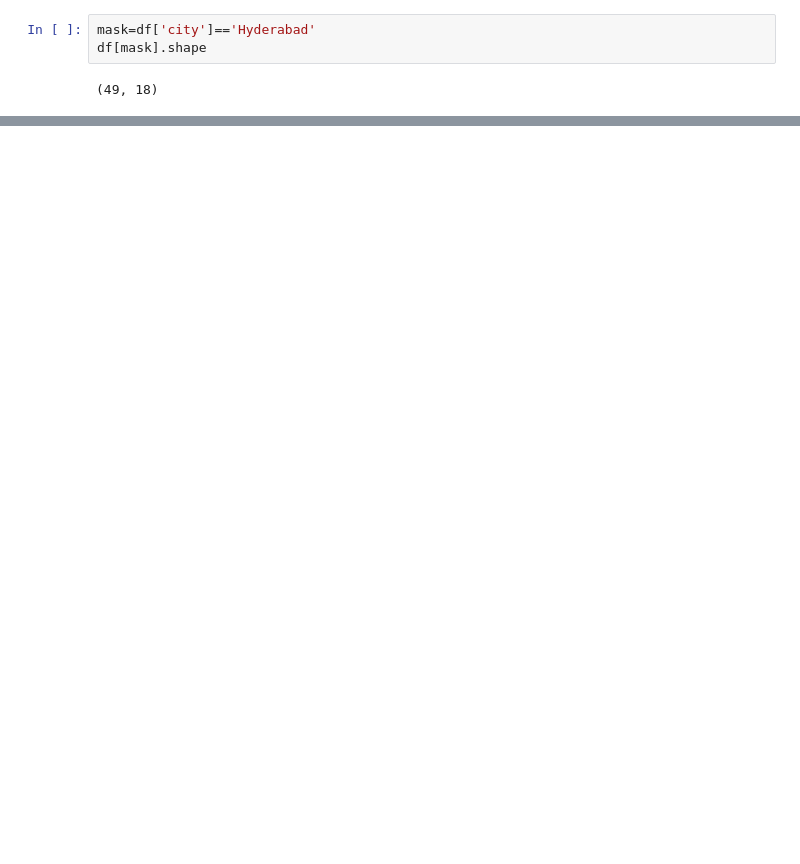
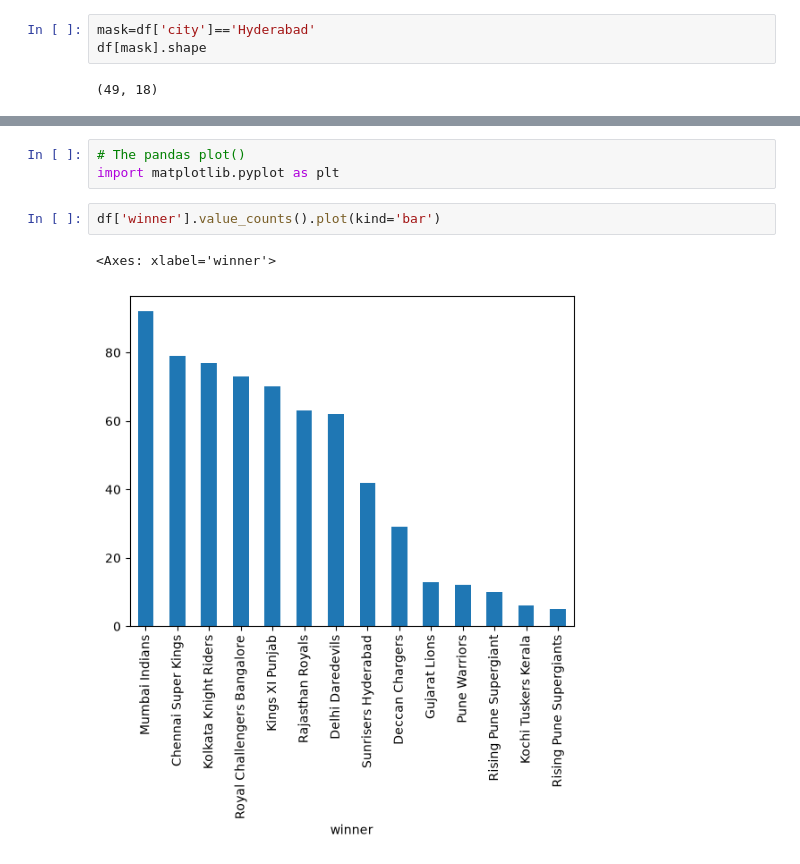
Before and after one commit to bhawana-vibes/100-Days-Of-DataScience-And-GenAI, a Jupyter notebook: pandas_basics.ipynb, the cells around one changed output, grey strips where cells are left out. Drawn from its saved outputs; the diff is of its cells as text; blank space fills up the shorter version.

Commit message:
pandas

```diff
--- a/pandas_basics.ipynb
+++ b/pandas_basics.ipynb
@@ -290,0 +348,8 @@ df[mask].shape[0]
+# %%
+# The pandas plot()
+import matplotlib.pyplot as plt
+# %%
+df['winner'].value_counts().plot(kind='bar')
+# %% [output]
+<Axes: xlabel='winner'>
+[figure, added]
```
Also changed, not shown: parts of 8 cells of this notebook.
